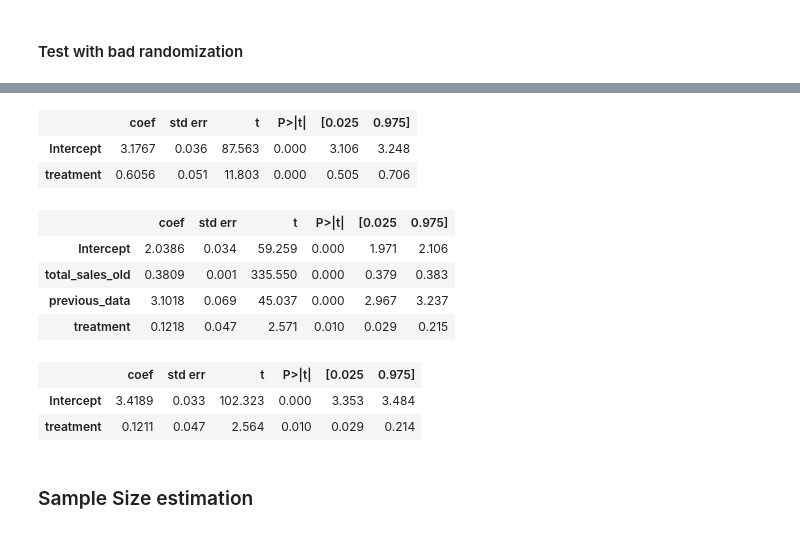
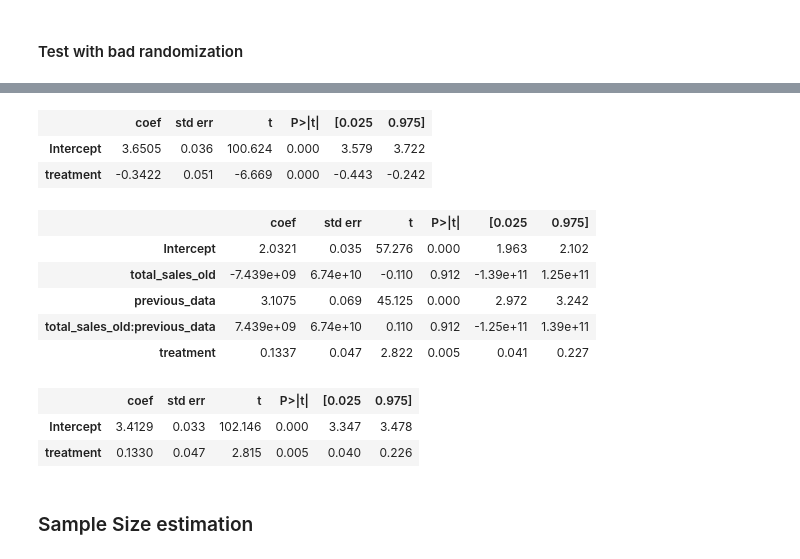
Before and after one commit to Bati-bot/Design-of-experiments-DOE, a Jupyter notebook: variance_reduction.ipynb, the cells around one changed output, grey strips where cells are left out. Saved outputs shown, nothing was run; the diff lists cells and outputs as text; code cells hidden in the pictures.

```diff
--- a/variance_reduction.ipynb
+++ b/variance_reduction.ipynb
@@ -279,8 +265,8 @@ agg_users_new = agg_users_new.loc[:,["user_id", 'favorite_brand', 'favorite_cate
        'n_cart', 'n_purchases', 'p_baseline', 'treatment', 'total_sales', 'total_sales_old', 'previous_data']]
 
 agg_users_new["p_baseline"] = np.random.uniform(size=len(users)) + agg_users_new["previous_data"] / 10
-p_baseline = np.median(agg_users_new["p_baseline"])
-agg_users_new["treatment"] = np.where(agg_users_new["p_baseline"]<=p_baseline,0,1)
+p_baseline_not_random = np.median(agg_users_new["p_baseline"])
+agg_users_new["treatment"] = np.where(agg_users_new["p_baseline"]>=p_baseline_not_random,0,1)
 
 agg_users_new['total_sales_sim'] = np.where(agg_users_new['treatment']==1, agg_users_new['total_sales']+0.1, agg_users_new['total_sales'])
 
@@ -300,17 +286,18 @@ simple_diff = smf.ols('total_sales_sim ~ treatment', data=agg_users_new).fit()
 simple_diff.summary().tables[1]
 # %% [output]
 |  | coef | std err | t | P>|t| | [0.025 | 0.975] |
-| Intercept | 3.1767 | 0.036 | 87.563 | 0.000 | 3.106 | 3.248 |
-| treatment | 0.6056 | 0.051 | 11.803 | 0.000 | 0.505 | 0.706 |
+| Intercept | 3.6505 | 0.036 | 100.624 | 0.000 | 3.579 | 3.722 |
+| treatment | -0.3422 | 0.051 | -6.669 | 0.000 | -0.443 | -0.242 |
 # %%
-autorregression = smf.ols('total_sales_sim ~ total_sales_old + previous_data + treatment', data=agg_users_new).fit()
+autorregression = smf.ols('total_sales_sim ~ total_sales_old * previous_data + treatment', data=agg_users_new).fit()
 autorregression.summary().tables[1]
 # %% [output]
 |  | coef | std err | t | P>|t| | [0.025 | 0.975] |
-| Intercept | 2.0386 | 0.034 | 59.259 | 0.000 | 1.971 | 2.106 |
-| total_sales_old | 0.3809 | 0.001 | 335.550 | 0.000 | 0.379 | 0.383 |
-| previous_data | 3.1018 | 0.069 | 45.037 | 0.000 | 2.967 | 3.237 |
-| treatment | 0.1218 | 0.047 | 2.571 | 0.010 | 0.029 | 0.215 |
+| Intercept | 2.0321 | 0.035 | 57.276 | 0.000 | 1.963 | 2.102 |
+| total_sales_old | -7.439e+09 | 6.74e+10 | -0.110 | 0.912 | -1.39e+11 | 1.25e+11 |
+| previous_data | 3.1075 | 0.069 | 45.125 | 0.000 | 2.972 | 3.242 |
+| total_sales_old:previous_data | 7.439e+09 | 6.74e+10 | 0.110 | 0.912 | -1.25e+11 | 1.39e+11 |
+| treatment | 0.1337 | 0.047 | 2.822 | 0.005 | 0.041 | 0.227 |
 # %%
 agg_users_new['total_sales_sim_tilde'] = smf.ols('total_sales_sim ~ total_sales_old + previous_data',
                                                      data=agg_users_new).fit().resid + np.mean(agg_users_new['total_sales_sim'])
@@ -318,8 +305,8 @@ cuped = smf.ols('total_sales_sim_tilde ~ treatment', data=agg_users_new).fit()
 cuped.summary().tables[1]
 # %% [output]
 |  | coef | std err | t | P>|t| | [0.025 | 0.975] |
-| Intercept | 3.4189 | 0.033 | 102.323 | 0.000 | 3.353 | 3.484 |
-| treatment | 0.1211 | 0.047 | 2.564 | 0.010 | 0.029 | 0.214 |
+| Intercept | 3.4129 | 0.033 | 102.146 | 0.000 | 3.347 | 3.478 |
+| treatment | 0.1330 | 0.047 | 2.815 | 0.005 | 0.040 | 0.226 |
 # %% [markdown]
 ### Sample Size estimation
 # %%
```
Also changed, not shown: parts of 12 cells of this notebook, 2 other files.
